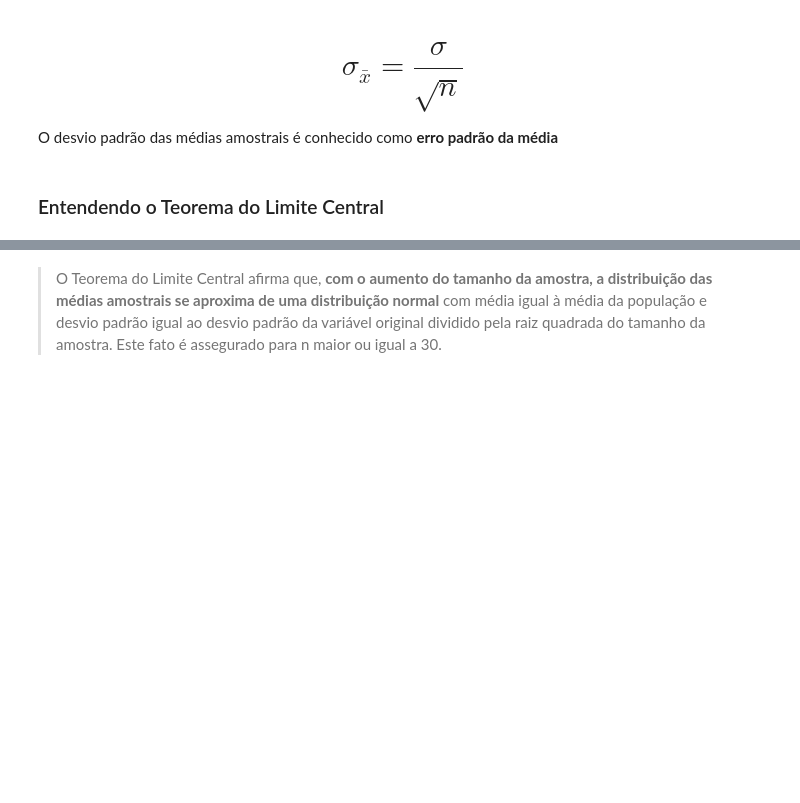
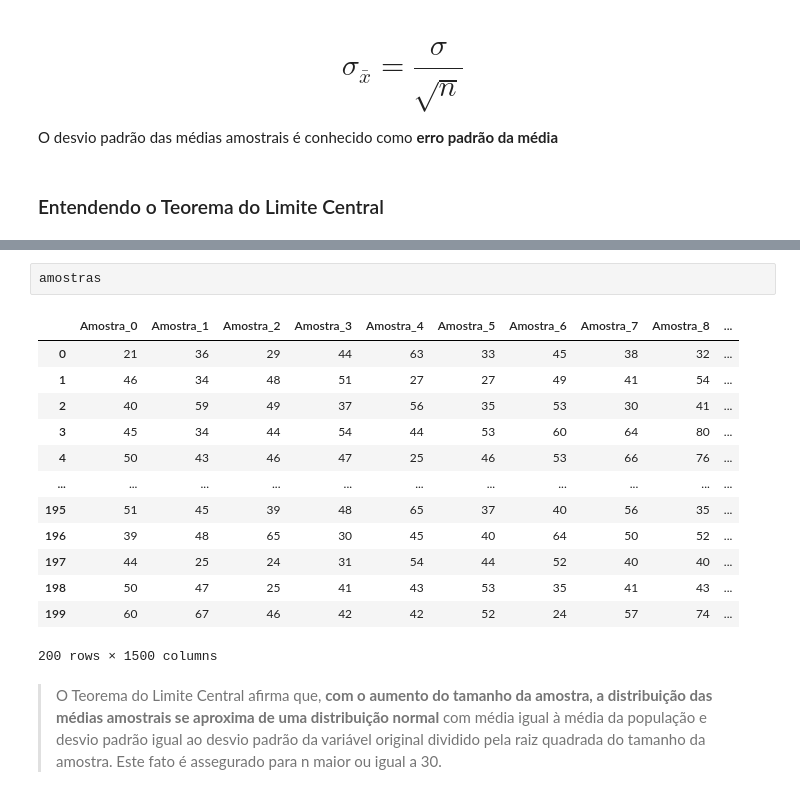
Before and after one commit to matheus6266/formacao_data_science, a Jupyter notebook: 03 - Estatística Python 2/Curso_de_Estatística_Parte_2.ipynb, the cells around one changed output, grey strips where cells are left out. Drawn from its saved outputs; the diff is of its cells as text; blank space fills up the shorter version.

```diff
--- a/03 - Estatística Python 2/Curso_de_Estatística_Parte_2.ipynb
+++ b/03 - Estatística Python 2/Curso_de_Estatística_Parte_2.ipynb
@@ -916,2 +932,18 @@ O desvio padrão das médias amostrais é conhecido como **erro padrão da médi
+# %%
+amostras
+# %% [output]
+|  | Amostra_0 | Amostra_1 | Amostra_2 | Amostra_3 | Amostra_4 | Amostra_5 | Amostra_6 | Amostra_7 | Amostra_8 | ... |
+| 0 | 21 | 36 | 29 | 44 | 63 | 33 | 45 | 38 | 32 | ... |
+| 1 | 46 | 34 | 48 | 51 | 27 | 27 | 49 | 41 | 54 | ... |
+| 2 | 40 | 59 | 49 | 37 | 56 | 35 | 53 | 30 | 41 | ... |
+| 3 | 45 | 34 | 44 | 54 | 44 | 53 | 60 | 64 | 80 | ... |
+| 4 | 50 | 43 | 46 | 47 | 25 | 46 | 53 | 66 | 76 | ... |
+| ... | ... | ... | ... | ... | ... | ... | ... | ... | ... | ... |
+| 195 | 51 | 45 | 39 | 48 | 65 | 37 | 40 | 56 | 35 | ... |
+| 196 | 39 | 48 | 65 | 30 | 45 | 40 | 64 | 50 | 52 | ... |
+| 197 | 44 | 25 | 24 | 31 | 54 | 44 | 52 | 40 | 40 | ... |
+| 198 | 50 | 47 | 25 | 41 | 43 | 53 | 35 | 41 | 43 | ... |
+| 199 | 60 | 67 | 46 | 42 | 42 | 52 | 24 | 57 | 74 | ... |
+200 rows × 1500 columns
 # %% [markdown]
 > O Teorema do Limite Central afirma que, **com o aumento do tamanho da amostra, a distribuição das médias amostrais se aproxima de uma distribuição normal** com média igual à média da população e desvio padrão igual ao desvio padrão da variável original dividido pela raiz quadrada do tamanho da amostra. Este fato é assegurado para n maior ou igual a 30.
```
Also changed, not shown: parts of 22 cells of this notebook.
